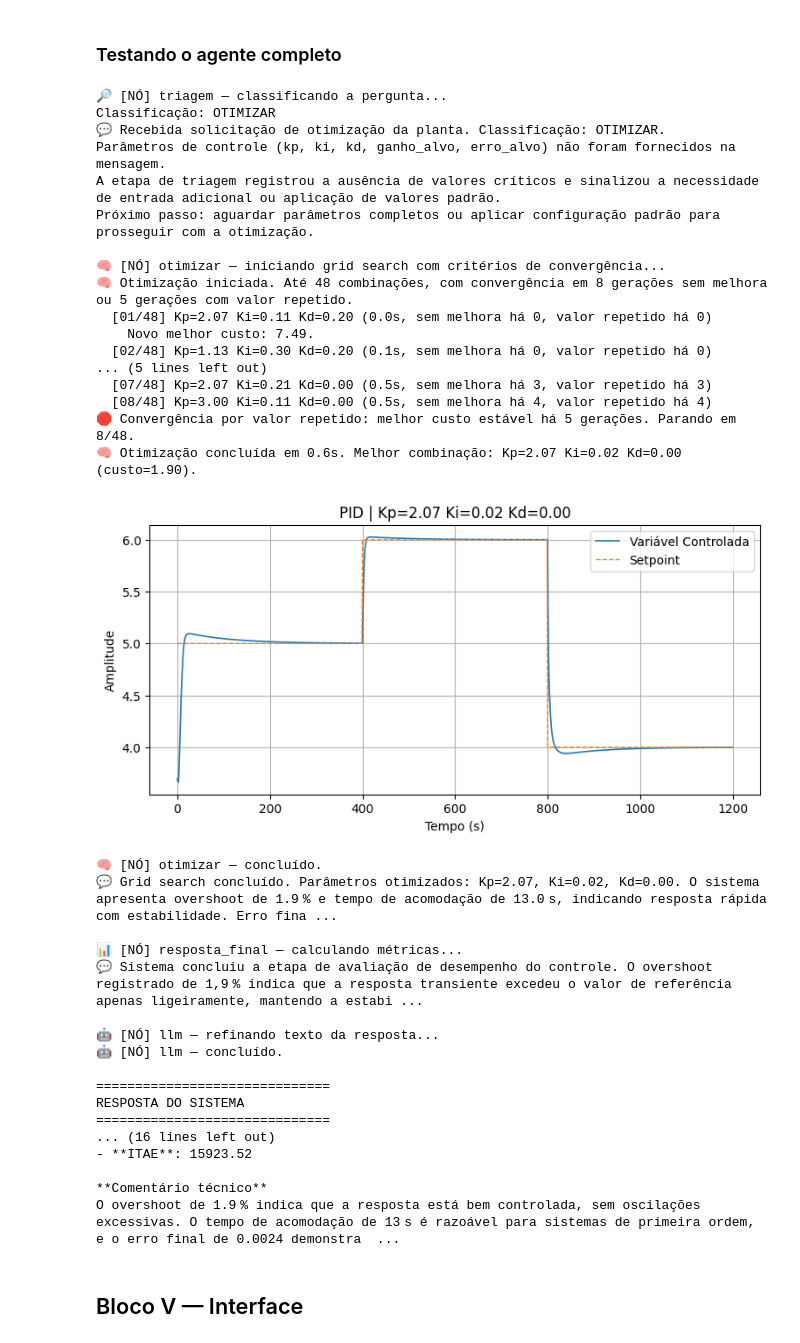
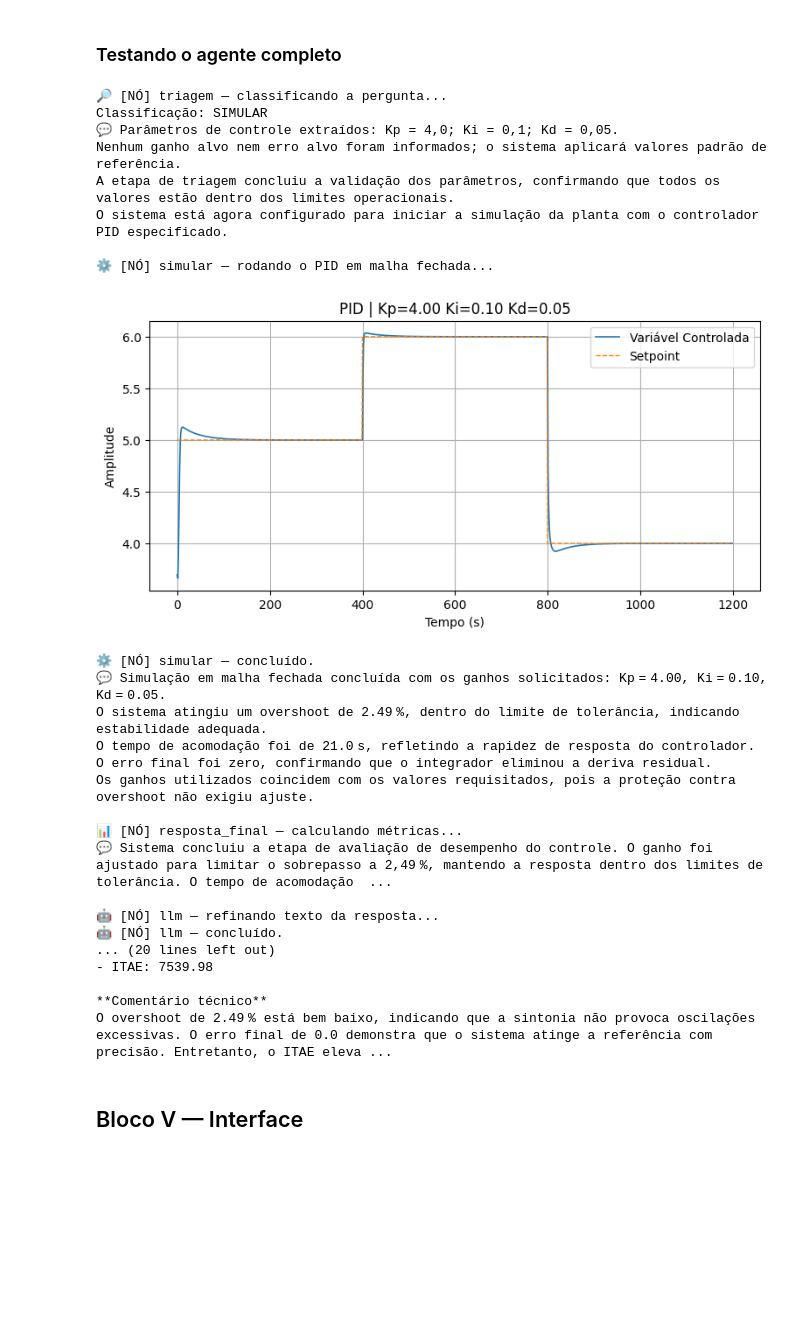
Before and after one commit to laismngueira/minicurso-smc, a Jupyter notebook: versao_colab/Minicurso_SCP01.ipynb, the cells around one changed output. Cells and saved outputs as stored; diff of their text form; code cells hidden in the pictures; blank space fills up the shorter version.

```diff
--- a/versao_colab/Minicurso_SCP01.ipynb
+++ b/versao_colab/Minicurso_SCP01.ipynb
@@ -1148,51 +1152,42 @@ display(Image(graph_bytes))
 ### Testando o agente completo
 # %%
 
-#pergunta = "simule a planta com kp=4 ki=0.1 kd=0.05"
-pergunta = "otimize a planta"
+pergunta = "simule a planta com kp=4 ki=0.1 kd=0.05"
+#pergunta = "otimize a planta"
 
 resultado = app.invoke({"pergunta": pergunta}, config={"recursion_limit": 10})
 
 print("\n" + "=" * 30)
 print("RESPOSTA DO SISTEMA")
 print("=" * 30 + "\n")
 print(resultado["resposta"])
 # %% [output]
 🔎 [NÓ] triagem — classificando a pergunta...
-Classificação: OTIMIZAR
-💬 Recebida solicitação de otimização da planta. Classificação: OTIMIZAR.
-Parâmetros de controle (kp, ki, kd, ganho_alvo, erro_alvo) não foram fornecidos na mensagem.
-A etapa de triagem registrou a ausência de valores críticos e sinalizou a necessidade de entrada adicional ou aplicação de valores padrão.
-Próximo passo: aguardar parâmetros completos ou aplicar configuração padrão para prosseguir com a otimização.
+Classificação: SIMULAR
+💬 Parâmetros de controle extraídos: Kp = 4,0; Ki = 0,1; Kd = 0,05.
+Nenhum ganho alvo nem erro alvo foram informados; o sistema aplicará valores padrão de referência.
+A etapa de triagem concluiu a validação dos parâmetros, confirmando que todos os valores estão dentro dos limites operacionais.
+O sistema está agora configurado para iniciar a simulação da planta com o controlador PID especificado.
 
-🧠 [NÓ] otimizar — iniciando grid search com critérios de convergência...
-🧠 Otimização iniciada. Até 48 combinações, com convergência em 8 gerações sem melhora ou 5 gerações com valor repetido.
-  [01/48] Kp=2.07 Ki=0.11 Kd=0.20 (0.0s, sem melhora há 0, valor repetido há 0)
-    Novo melhor custo: 7.49.
-  [02/48] Kp=1.13 Ki=0.30 Kd=0.20 (0.1s, sem melhora há 0, valor repetido há 0)
-... (5 lines left out)
-  [07/48] Kp=2.07 Ki=0.21 Kd=0.00 (0.5s, sem melhora há 3, valor repetido há 3)
-  [08/48] Kp=3.00 Ki=0.11 Kd=0.00 (0.5s, sem melhora há 4, valor repetido há 4)
-🛑 Convergência por valor repetido: melhor custo estável há 5 gerações. Parando em 8/48.
-🧠 Otimização concluída em 0.6s. Melhor combinação: Kp=2.07 Ki=0.02 Kd=0.00 (custo=1.90).
+⚙️ [NÓ] simular — rodando o PID em malha fechada...
-[figure, old version]
+[figure, new version]
-🧠 [NÓ] otimizar — concluído.
-💬 Grid search concluído. Parâmetros otimizados: Kp=2.07, Ki=0.02, Kd=0.00. O sistema apresenta overshoot de 1.9 % e tempo de acomodação de 13.0 s, indicando resposta rápida com estabilidade. Erro fina ...
+⚙️ [NÓ] simular — concluído.
+💬 Simulação em malha fechada concluída com os ganhos solicitados: Kp = 4.00, Ki = 0.10, Kd = 0.05.
+O sistema atingiu um overshoot de 2.49 %, dentro do limite de tolerância, indicando estabilidade adequada.
+O tempo de acomodação foi de 21.0 s, refletindo a rapidez de resposta do controlador.
+O erro final foi zero, confirmando que o integrador eliminou a deriva residual.
+Os ganhos utilizados coincidem com os valores requisitados, pois a proteção contra overshoot não exigiu ajuste.
 
 📊 [NÓ] resposta_final — calculando métricas...
-💬 Sistema concluiu a etapa de avaliação de desempenho do controle. O overshoot registrado de 1,9 % indica que a resposta transiente excedeu o valor de referência apenas ligeiramente, mantendo a estabi ...
+💬 Sistema concluiu a etapa de avaliação de desempenho do controle. O ganho foi ajustado para limitar o sobrepasso a 2,49 %, mantendo a resposta dentro dos limites de tolerância. O tempo de acomodação  ...
 
 🤖 [NÓ] llm — refinando texto da resposta...
 🤖 [NÓ] llm — concluído.
-
-==============================
-RESPOSTA DO SISTEMA
-==============================
-... (16 lines left out)
-- **ITAE**: 15923.52
+... (20 lines left out)
+- ITAE: 7539.98
 
 **Comentário técnico**
-O overshoot de 1.9 % indica que a resposta está bem controlada, sem oscilações excessivas. O tempo de acomodação de 13 s é razoável para sistemas de primeira ordem, e o erro final de 0.0024 demonstra  ...
+O overshoot de 2.49 % está bem baixo, indicando que a sintonia não provoca oscilações excessivas. O erro final de 0.0 demonstra que o sistema atinge a referência com precisão. Entretanto, o ITAE eleva ...
 # %% [markdown]
 ## Bloco V — Interface
 # %%
```
Also changed, not shown: parts of 9 cells of this notebook, 1 other file.
